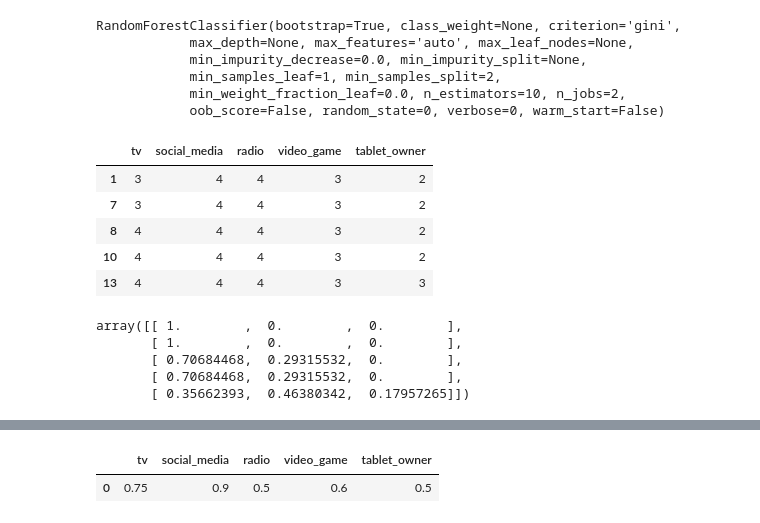
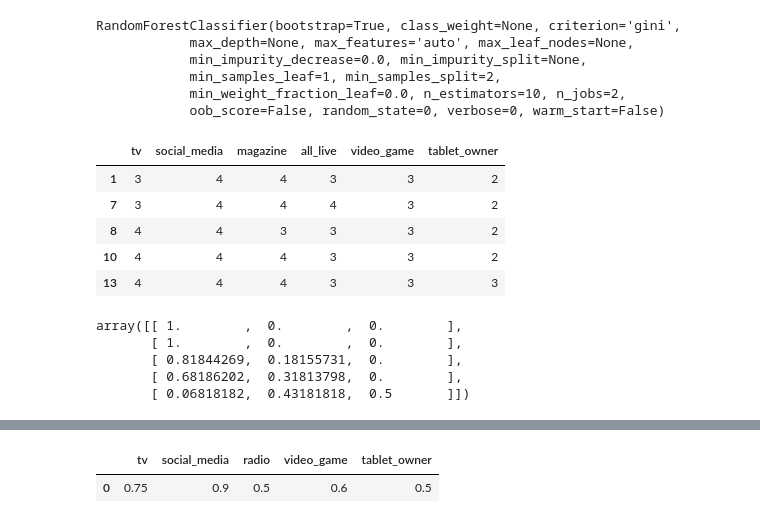
Before and after one commit to david880110/Media-Behavior-Trends-Analytics, a Jupyter notebook: python_ML/RF_model_python_with_scale.ipynb, the cells around one changed output, grey strips where cells are left out. Drawn from its saved outputs; the diff is of its cells as text; code cells hidden in the pictures.

```diff
--- a/python_ML/RF_model_python_with_scale.ipynb
+++ b/python_ML/RF_model_python_with_scale.ipynb
@@ -112,13 +112,13 @@ RandomForestClassifier(bootstrap=True, class_weight=None, criterion='gini',
             min_weight_fraction_leaf=0.0, n_estimators=10, n_jobs=2,
             oob_score=False, random_state=0, verbose=0, warm_start=False)
 # %%
-test[['tv','social_media','radio','video_game','tablet_owner']].head()
+test[['tv','social_media','magazine','all_live','video_game','tablet_owner']].head()
 # %% [output]
-|  | tv | social_media | radio | video_game | tablet_owner |
-| 1 | 3 | 4 | 4 | 3 | 2 |
-| 7 | 3 | 4 | 4 | 3 | 2 |
-| 8 | 4 | 4 | 4 | 3 | 2 |
-| 10 | 4 | 4 | 4 | 3 | 2 |
-| 13 | 4 | 4 | 4 | 3 | 3 |
+|  | tv | social_media | magazine | all_live | video_game | tablet_owner |
+| 1 | 3 | 4 | 4 | 3 | 3 | 2 |
+| 7 | 3 | 4 | 4 | 4 | 3 | 2 |
+| 8 | 4 | 4 | 3 | 3 | 3 | 2 |
+| 10 | 4 | 4 | 4 | 3 | 3 | 2 |
+| 13 | 4 | 4 | 4 | 3 | 3 | 3 |
 # %%
 # Apply the Classifier we trained to the test data (which, remember, it has never seen before)
@@ -126,11 +126,11 @@ preds = clf.predict(test[['tv','social_media','radio','video_game','tablet_owner
 # %%
-clf.predict_proba(test[['tv','social_media','radio','video_game','tablet_owner']])[0:5]
+clf.predict_proba(test[['tv','social_media','magazine','all_live','video_game','tablet_owner']])[0:5]
 # %% [output]
 array([[ 1.        ,  0.        ,  0.        ],
        [ 1.        ,  0.        ,  0.        ],
-       [ 0.70684468,  0.29315532,  0.        ],
-       [ 0.70684468,  0.29315532,  0.        ],
-       [ 0.35662393,  0.46380342,  0.17957265]])
+       [ 0.81844269,  0.18155731,  0.        ],
+       [ 0.68186202,  0.31813798,  0.        ],
+       [ 0.06818182,  0.43181818,  0.5       ]])
 # %%
 pd.crosstab(test['age_label'], preds, rownames=['Actual Generation'], colnames=['Predicted Generation'])
 # %% [output]
```
Also changed, not shown: parts of 7 cells of this notebook, 1 other file.
